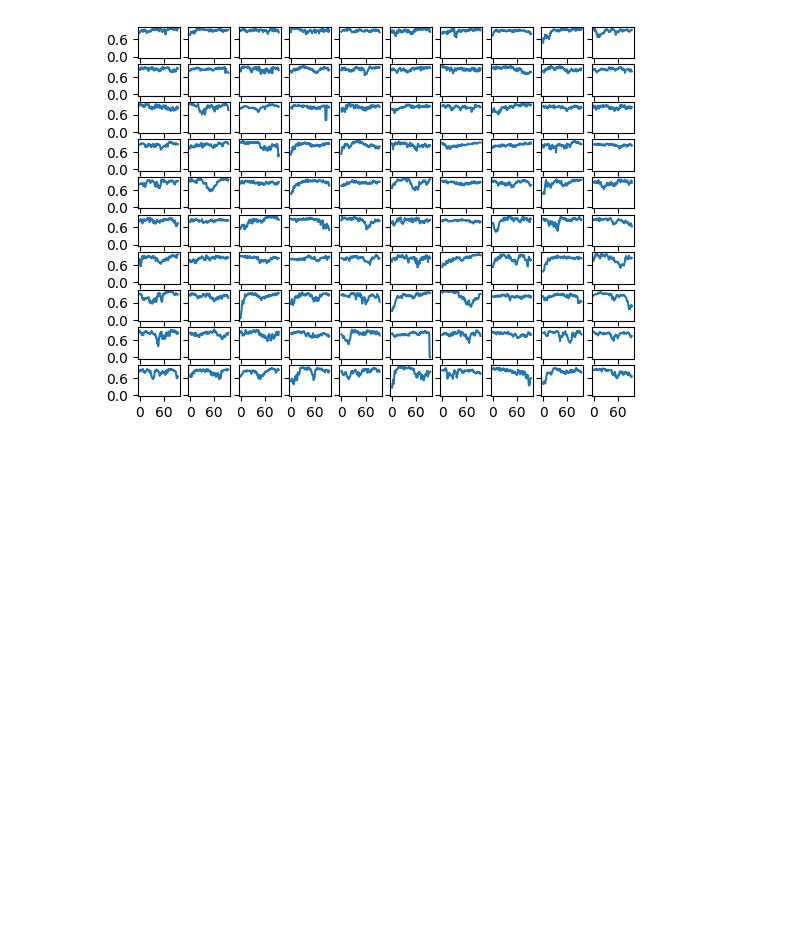
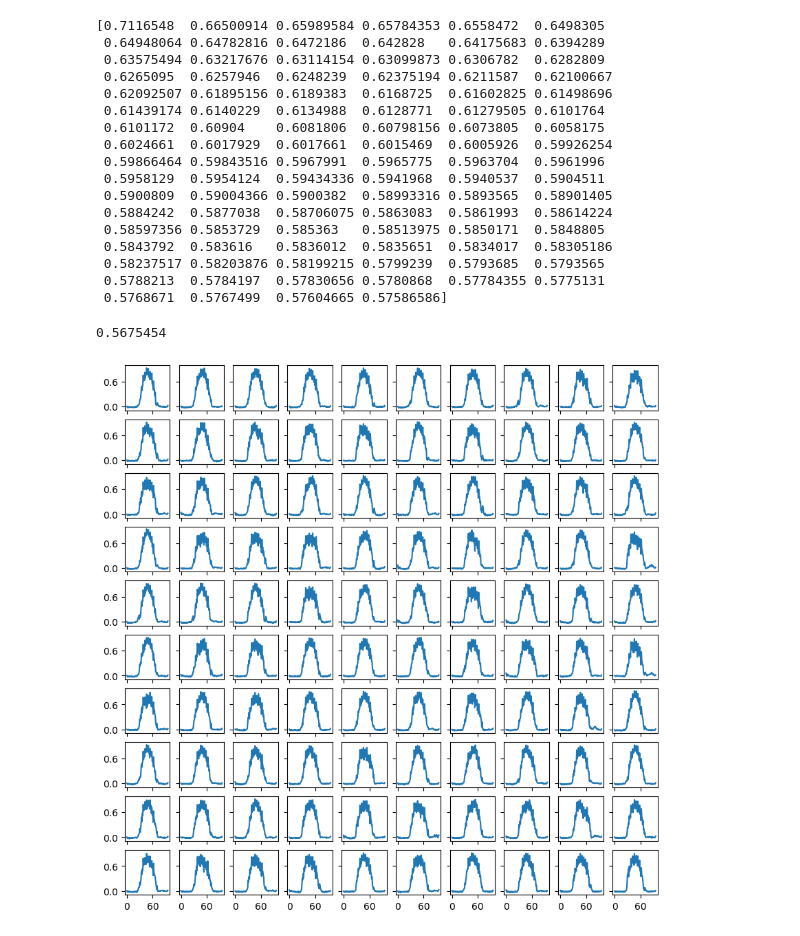
Before and after one commit to WillWang1113/ExGAN, a Jupyter notebook: post.ipynb, the cells around one changed output. Saved outputs shown, nothing was run; the diff lists cells and outputs as text; code cells hidden in the pictures; blank space fills up the shorter version.

```diff
--- a/post.ipynb
+++ b/post.ipynb
@@ -4,11 +5,42 @@ import matplotlib.pyplot as plt
 # %%
-static_sample = torch.load("real_wind.pt").detach().cpu().numpy().squeeze()[:100]
+static_sample = torch.load("real_pv.pt").detach().cpu().numpy().squeeze()[:100]
 # print(static_sample[0])
-fig, axs = plt.subplots(10, 10, sharex=True, sharey=True)
-axs = axs.flatten()
-for i in range(len(static_sample)):
-    axs[i].plot(range(96), static_sample[i])
-    axs[i].xaxis.set_major_locator(plt.MaxNLocator(2))
-    axs[i].yaxis.set_major_locator(plt.MaxNLocator(2))
+print(np.trapz(static_sample, dx=1/4)/10)
+# fig, axs = plt.subplots(10, 10, sharex=True, sharey=True, figsize=[10,10])
+# axs = axs.flatten()
+# for i in range(len(static_sample)):
+#     axs[i].plot(range(96), static_sample[i])
+#     axs[i].xaxis.set_major_locator(plt.MaxNLocator(2))
+#     axs[i].yaxis.set_major_locator(plt.MaxNLocator(2))
 # %% [output]
-[figure, removed]
+[0.7116548  0.66500914 0.65989584 0.65784353 0.6558472  0.6498305
+ 0.64948064 0.64782816 0.6472186  0.642828   0.64175683 0.6394289
+ 0.63575494 0.63217676 0.63114154 0.63099873 0.6306782  0.6282809
+ 0.6265095  0.6257946  0.6248239  0.62375194 0.6211587  0.62100667
+ 0.62092507 0.61895156 0.6189383  0.6168725  0.61602825 0.61498696
+ 0.61439174 0.6140229  0.6134988  0.6128771  0.61279505 0.6101764
+ 0.6101172  0.60904    0.6081806  0.60798156 0.6073805  0.6058175
+ 0.6024661  0.6017929  0.6017661  0.6015469  0.6005926  0.59926254
+ 0.59866464 0.59843516 0.5967991  0.5965775  0.5963704  0.5961996
+ 0.5958129  0.5954124  0.59434336 0.5941968  0.5940537  0.5904511
+ 0.5900809  0.59004366 0.5900382  0.58993316 0.5893565  0.58901405
+ 0.5884242  0.5877038  0.58706075 0.5863083  0.5861993  0.58614224
+ 0.58597356 0.5853729  0.585363   0.58513975 0.5850171  0.5848805
+ 0.5843792  0.583616   0.5836012  0.5835651  0.5834017  0.58305186
+ 0.58237517 0.58203876 0.58199215 0.5799239  0.5793685  0.5793565
+ 0.5788213  0.5784197  0.57830656 0.5780868  0.57784355 0.5775131
+ 0.5768671  0.5767499  0.57604665 0.57586586]
+# %%
+static_sample = torch.load("ExGAN0.05_pv.pt").detach().cpu().numpy().squeeze()[:100]
+# print(static_sample[0])
+print((np.trapz(static_sample, dx=1/4)/10).max())
+
+fig, axs = plt.subplots(10, 10, sharex=True, sharey=True, figsize=[10,10])
+axs = axs.flatten()
+for i in range(len(static_sample)):
+    axs[i].plot(range(96), static_sample[i])
+    axs[i].xaxis.set_major_locator(plt.MaxNLocator(2))
+    axs[i].yaxis.set_major_locator(plt.MaxNLocator(2))
+# %% [output]
+0.5675454
+[figure, added]
```
Also changed, not shown: parts of 1 cell of this notebook, 11 other files.
